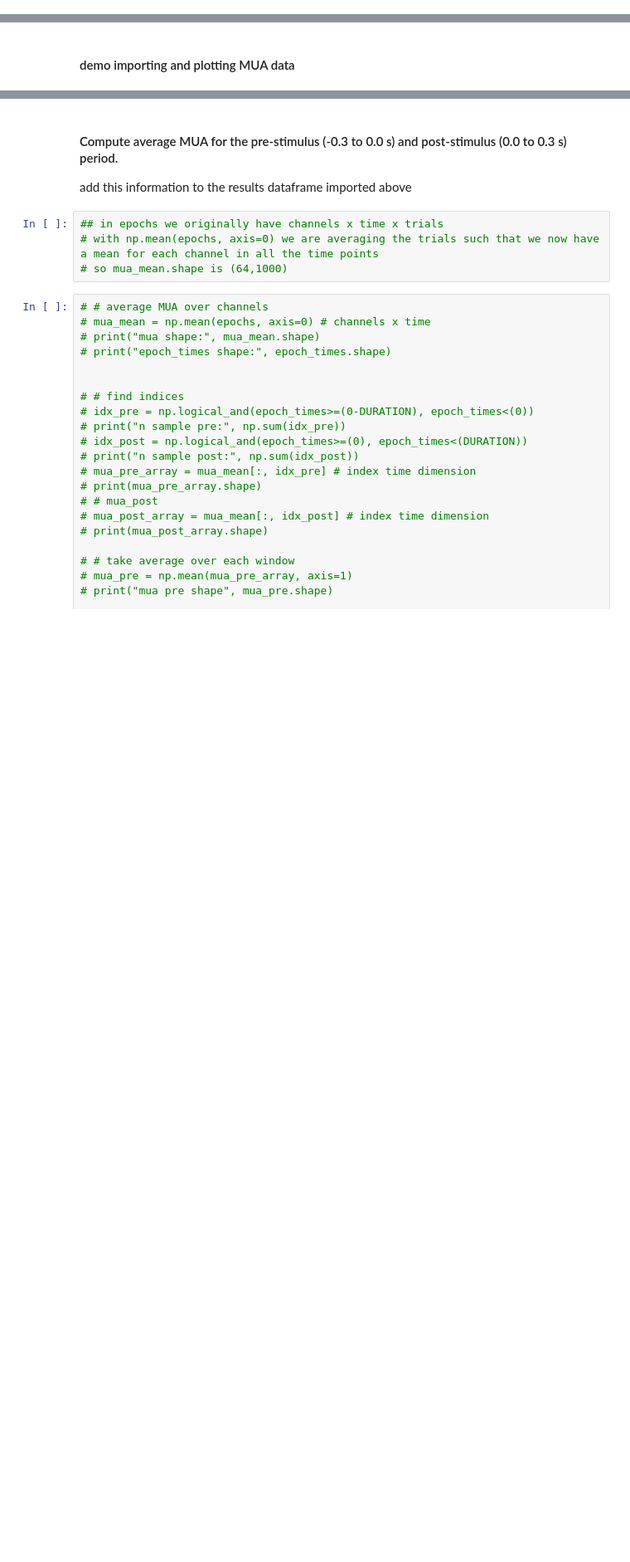
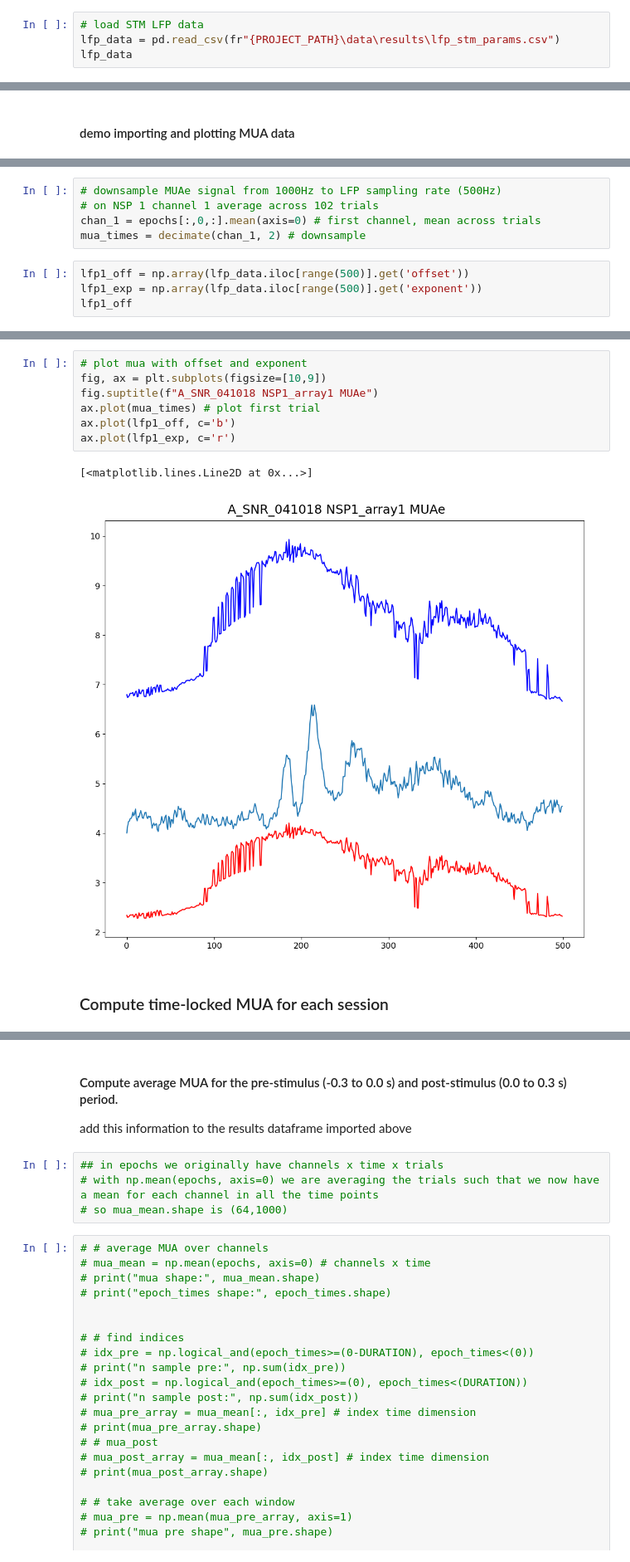
Before and after one commit to voytekresearch/v1_v4_1024_elec, a Jupyter notebook: notebooks/mua_v_lfp_offset.ipynb, the cells around one changed output, grey strips where cells are left out. Shown at 83% size. Saved outputs shown, nothing was run; the diff lists cells and outputs as text; blank space fills up the shorter version.

```diff
--- a/notebooks/mua_v_lfp_offset.ipynb
+++ b/notebooks/mua_v_lfp_offset.ipynb
@@ -57,3 +59,7 @@ if not os.path.exists(dir_out):
 # # load LFP spectral parameter results
 # results = pd.read_csv(fr"{PROJECT_PATH}\data\results\lfp_spectral_params.csv", index_col=0)
 # results
+# %%
+# load STM LFP data
+lfp_data = pd.read_csv(fr"{PROJECT_PATH}\data\results\lfp_stm_params.csv")
+lfp_data
@@ -86,0 +143,9 @@ if not os.path.exists(dir_out):
+# %%
+# downsample MUAe signal from 1000Hz to LFP sampling rate (500Hz)
+# on NSP 1 channel 1 average across 102 trials
+chan_1 = epochs[:,0,:].mean(axis=0) # first channel, mean across trials
+mua_times = decimate(chan_1, 2) # downsample
+# %%
+lfp1_off = np.array(lfp_data.iloc[range(500)].get('offset'))
+lfp1_exp = np.array(lfp_data.iloc[range(500)].get('exponent'))
+lfp1_off
@@ -86,0 +170,12 @@ if not os.path.exists(dir_out):
+# %%
+# plot mua with offset and exponent
+fig, ax = plt.subplots(figsize=[10,9])
+fig.suptitle(f"A_SNR_041018 NSP1_array1 MUAe")
+ax.plot(mua_times) # plot first trial
+ax.plot(lfp1_off, c='b')
+ax.plot(lfp1_exp, c='r')
+# %% [output]
+[<matplotlib.lines.Line2D at 0x...>]
+[figure, added]
+# %% [markdown]
+### Compute time-locked MUA for each session
```
Also changed, not shown: parts of 29 cells of this notebook, 1 other file.
